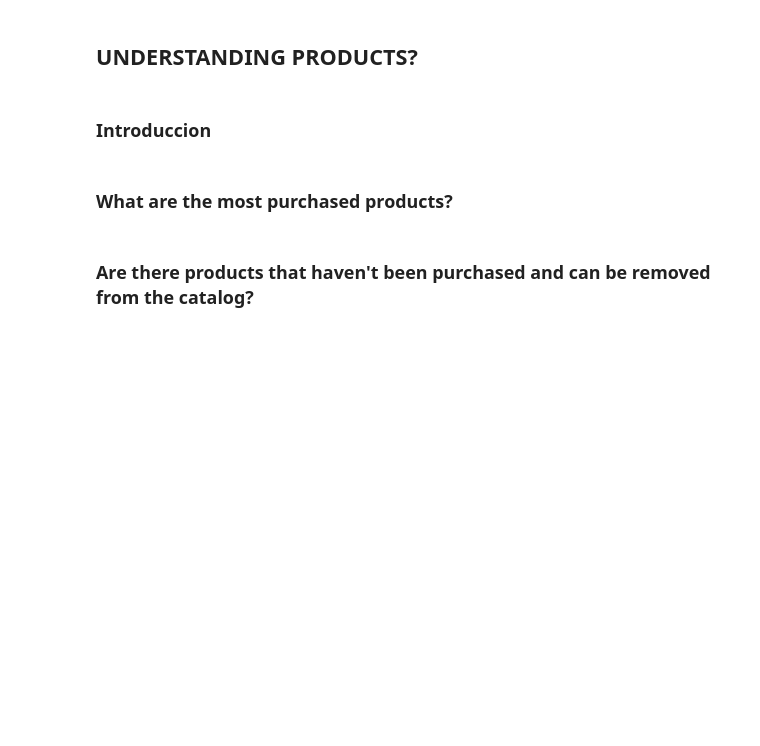
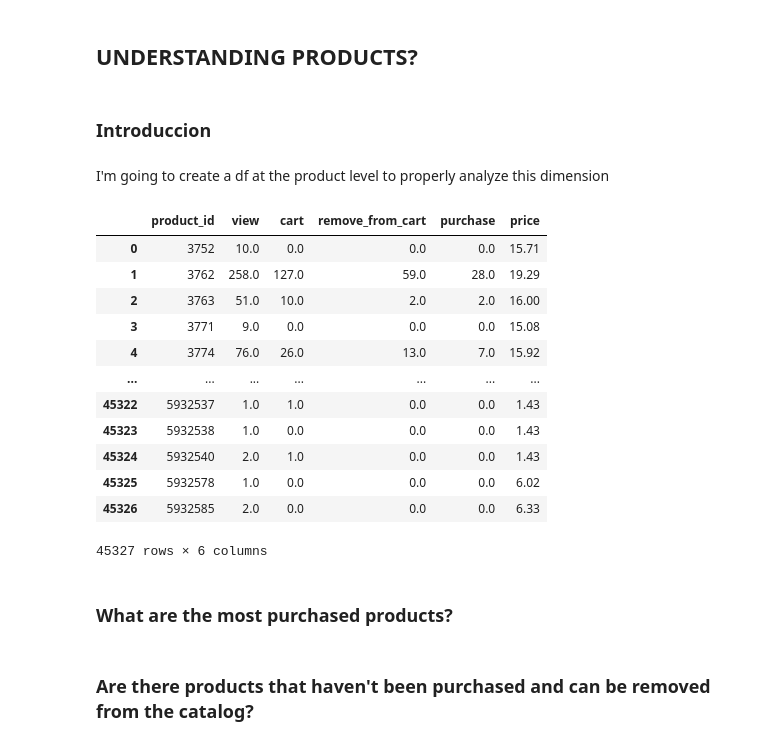
Before and after one commit to javierlopezm/Optimizacion_Ecommerce, a Jupyter notebook: Optimizacion_Ecommerce.ipynb, the cells around one changed output. Drawn from its saved outputs; the diff is of its cells as text; code cells hidden in the pictures; blank space fills up the shorter version.

```diff
--- a/Optimizacion_Ecommerce.ipynb
+++ b/Optimizacion_Ecommerce.ipynb
@@ -860,6 +860,38 @@ df_ecom_userid
 ## UNDERSTANDING PRODUCTS?
 # %% [markdown]
 ### Introduccion
+# %% [markdown]
+I'm going to create a df at the product level to properly analyze this dimension
+# %%
+# Number of occurrences of each unique combination of product_id and event_type
+prod = df_ecom.groupby(['product_id', 'event_type']).size()
+
+# Unstack it and replace the nulls values
+df_ecom_prod = prod.unstack(level=1).fillna(0)
+
+# I incorporate price variable but as there are products with more than 1 price I first calculate the mean
+df_ecom_prod_price_mean = df_ecom.groupby('product_id', as_index=False).price.mean().round(2)
+
+df_ecom_prod = pd.merge( left=df_ecom_prod, right=df_ecom_prod_price_mean, how='left', on='product_id' )
+
+# Reorder de columns in a logical sequence
+df_ecom_prod = df_ecom_prod[['product_id','view','cart','remove_from_cart','purchase','price']]
+
+df_ecom_prod
+# %% [output]
+|  | product_id | view | cart | remove_from_cart | purchase | price |
+| 0 | 3752 | 10.0 | 0.0 | 0.0 | 0.0 | 15.71 |
+| 1 | 3762 | 258.0 | 127.0 | 59.0 | 28.0 | 19.29 |
+| 2 | 3763 | 51.0 | 10.0 | 2.0 | 2.0 | 16.00 |
+| 3 | 3771 | 9.0 | 0.0 | 0.0 | 0.0 | 15.08 |
+| 4 | 3774 | 76.0 | 26.0 | 13.0 | 7.0 | 15.92 |
+| ... | ... | ... | ... | ... | ... | ... |
+| 45322 | 5932537 | 1.0 | 1.0 | 0.0 | 0.0 | 1.43 |
+| 45323 | 5932538 | 1.0 | 0.0 | 0.0 | 0.0 | 1.43 |
+| 45324 | 5932540 | 2.0 | 1.0 | 0.0 | 0.0 | 1.43 |
+| 45325 | 5932578 | 1.0 | 0.0 | 0.0 | 0.0 | 6.02 |
+| 45326 | 5932585 | 2.0 | 0.0 | 0.0 | 0.0 | 6.33 |
+45327 rows × 6 columns
 # %% [markdown]
 ### What are the most purchased products?
 # %% [markdown]
```
